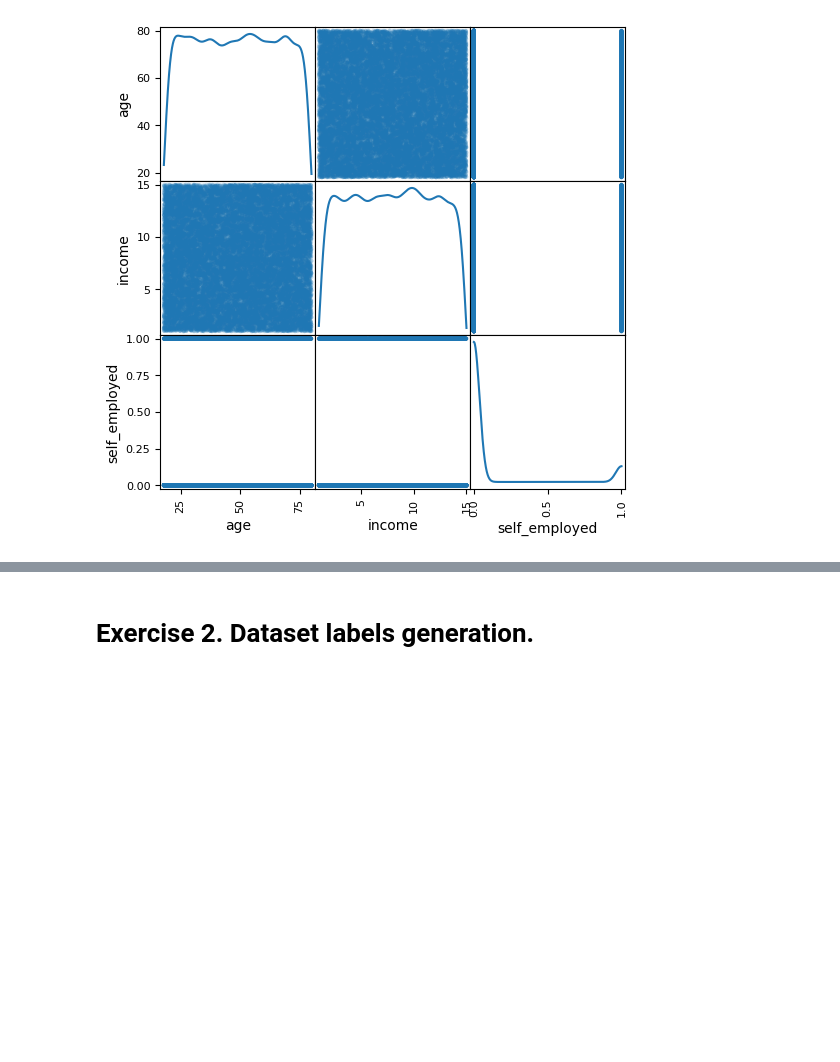
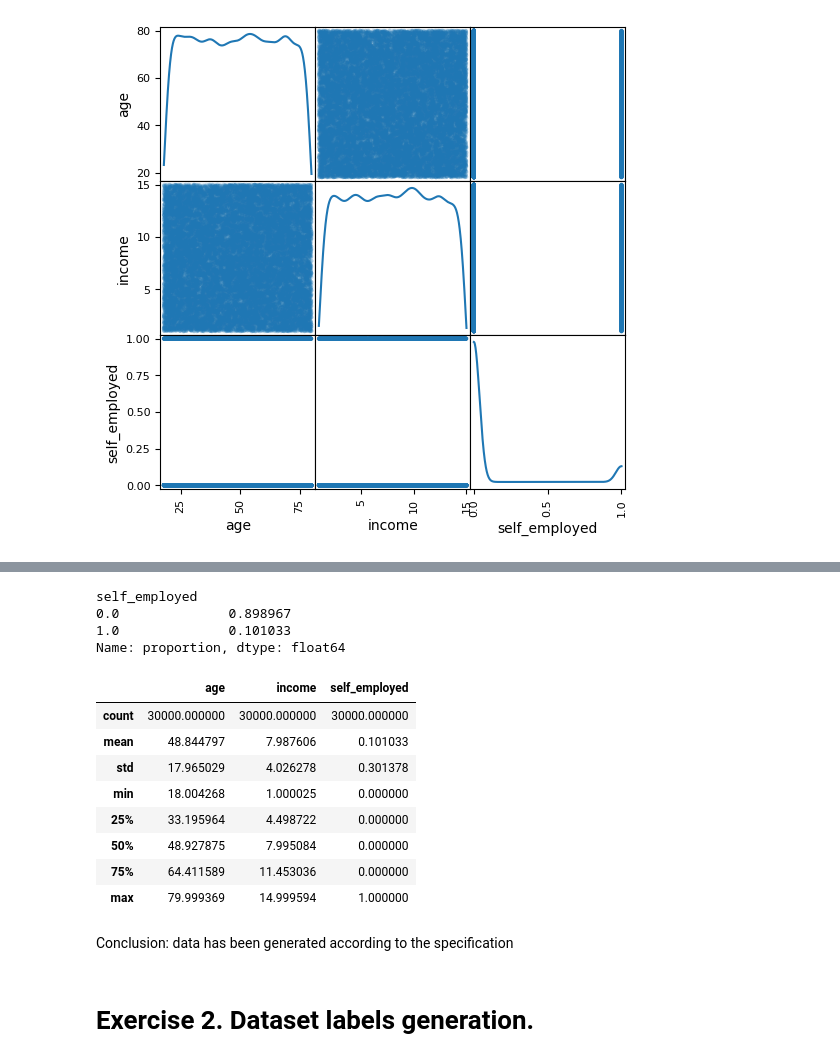
Before and after one commit to tskorkowski/CAS-ML, a Jupyter notebook: sessions/project1/Project 1 - Template.ipynb, the cells around one changed output, grey strips where cells are left out. Drawn from its saved outputs; the diff is of its cells as text; code cells hidden in the pictures; blank space fills up the shorter version.

```diff
--- a/sessions/project1/Project 1 - Template.ipynb
+++ b/sessions/project1/Project 1 - Template.ipynb
@@ -50,3 +76,24 @@ plt.show()
+# %%
+data[['self_employed']].value_counts(normalize=True)
+# %% [output]
+self_employed
+0.0              0.898967
+1.0              0.101033
+Name: proportion, dtype: float64
+# %%
+data.describe()
+# %% [output]
+|  | age | income | self_employed |
+| count | 30000.000000 | 30000.000000 | 30000.000000 |
+| mean | 48.844797 | 7.987606 | 0.101033 |
+| std | 17.965029 | 4.026278 | 0.301378 |
+| min | 18.004268 | 1.000025 | 0.000000 |
+| 25% | 33.195964 | 4.498722 | 0.000000 |
+| 50% | 48.927875 | 7.995084 | 0.000000 |
+| 75% | 64.411589 | 11.453036 | 0.000000 |
+| max | 79.999369 | 14.999594 | 1.000000 |
+# %% [markdown]
+Conclusion: data has been generated according to the specification
 # %% [markdown]
 # Exercise 2. Dataset labels generation.
 # %%
```
Also changed, not shown: parts of 18 cells of this notebook.
